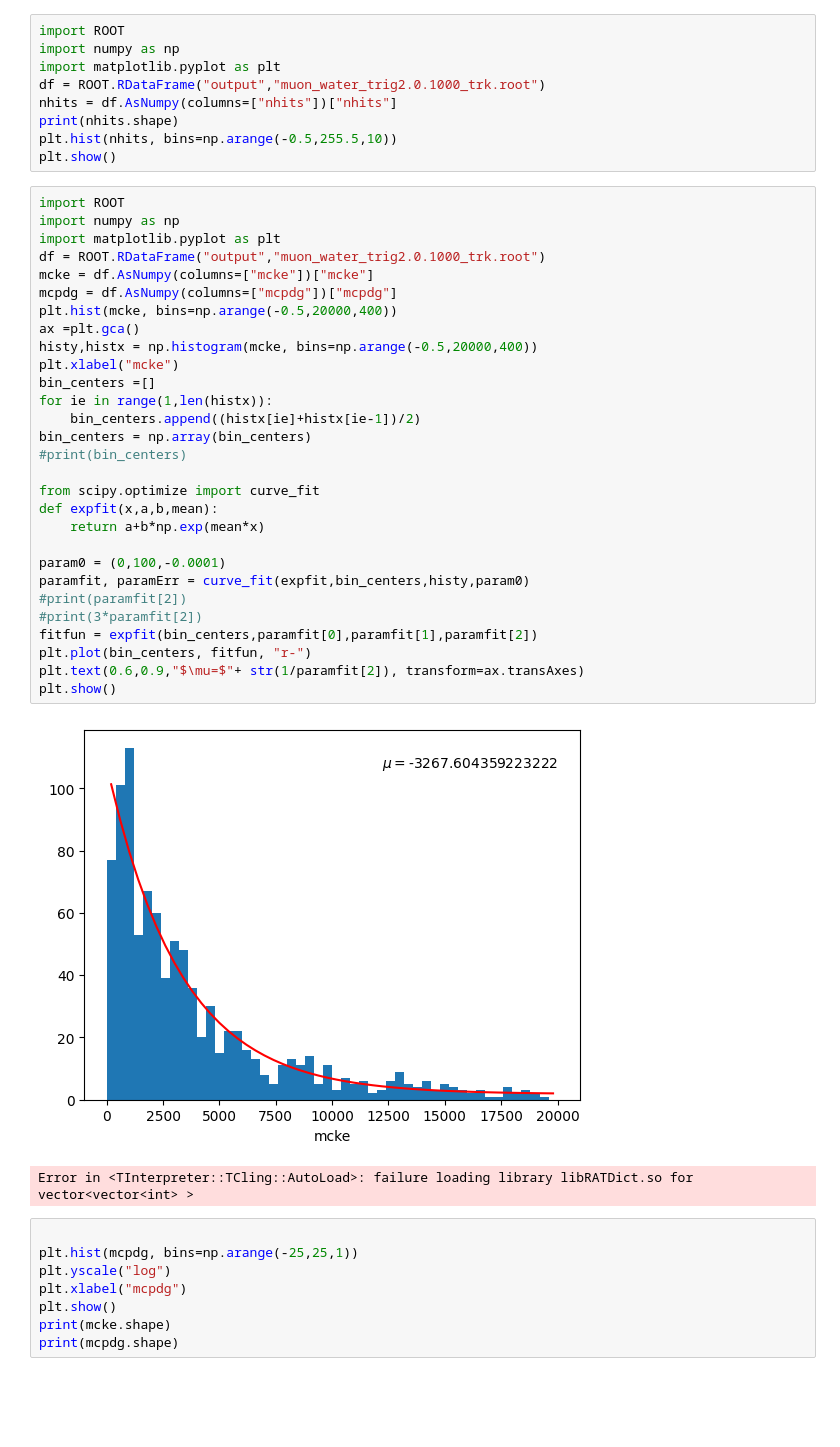
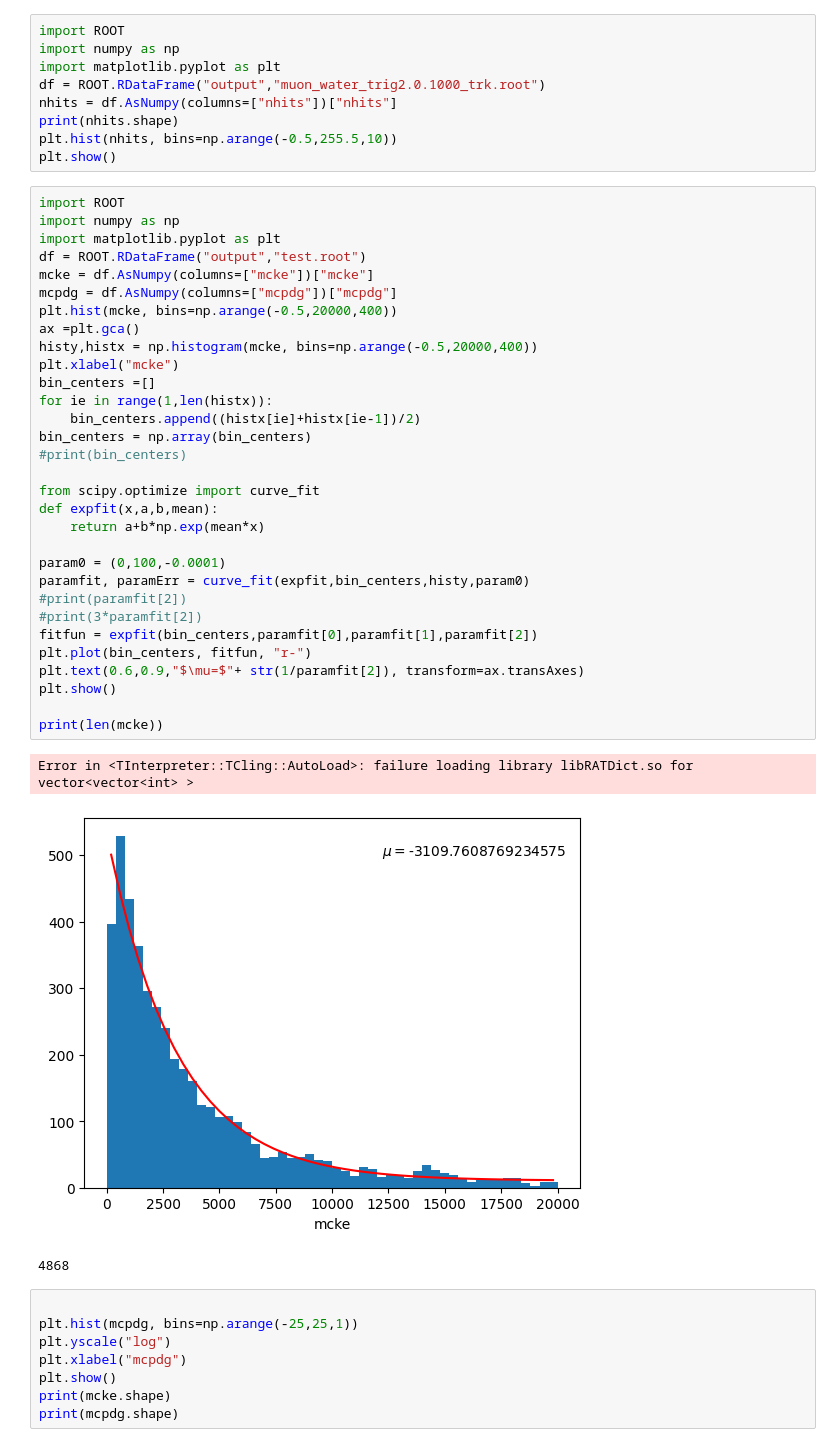
Before and after one commit to wtoslac/EosAnalyses, a Jupyter notebook: Wing/PyrootAnalysis.ipynb, the cells around one changed output. Drawn from its saved outputs; the diff is of its cells as text; blank space fills up the shorter version.

```diff
--- a/Wing/PyrootAnalysis.ipynb
+++ b/Wing/PyrootAnalysis.ipynb
@@ -74,35 +74,38 @@ plt.show()
 # %%
 import ROOT
 import numpy as np
 import matplotlib.pyplot as plt
-df = ROOT.RDataFrame("output","muon_water_trig2.0.1000_trk.root")
+df = ROOT.RDataFrame("output","test.root")
 mcke = df.AsNumpy(columns=["mcke"])["mcke"]
 mcpdg = df.AsNumpy(columns=["mcpdg"])["mcpdg"]
 plt.hist(mcke, bins=np.arange(-0.5,20000,400))
 ax =plt.gca()
 histy,histx = np.histogram(mcke, bins=np.arange(-0.5,20000,400))
 plt.xlabel("mcke")
 bin_centers =[]
 for ie in range(1,len(histx)):
     bin_centers.append((histx[ie]+histx[ie-1])/2)
 bin_centers = np.array(bin_centers)
 #print(bin_centers)
 
 from scipy.optimize import curve_fit
 def expfit(x,a,b,mean):
     return a+b*np.exp(mean*x)
 
 param0 = (0,100,-0.0001)
 paramfit, paramErr = curve_fit(expfit,bin_centers,histy,param0)
 #print(paramfit[2])
 #print(3*paramfit[2])
 fitfun = expfit(bin_centers,paramfit[0],paramfit[1],paramfit[2])
 plt.plot(bin_centers, fitfun, "r-")
 plt.text(0.6,0.9,"$\mu=$"+ str(1/paramfit[2]), transform=ax.transAxes)
 plt.show()
+
+print(len(mcke))
 # %% [output]
+Error in <TInterpreter::TCling::AutoLoad>: failure loading library libRATDict.so for vector<vector<int> >
-[figure, old version]
+[figure, new version]
-Error in <TInterpreter::TCling::AutoLoad>: failure loading library libRATDict.so for vector<vector<int> >
+4868
 # %%
 
 plt.hist(mcpdg, bins=np.arange(-25,25,1))
```
Also changed, not shown: parts of 1 cell of this notebook, 1 other file.
